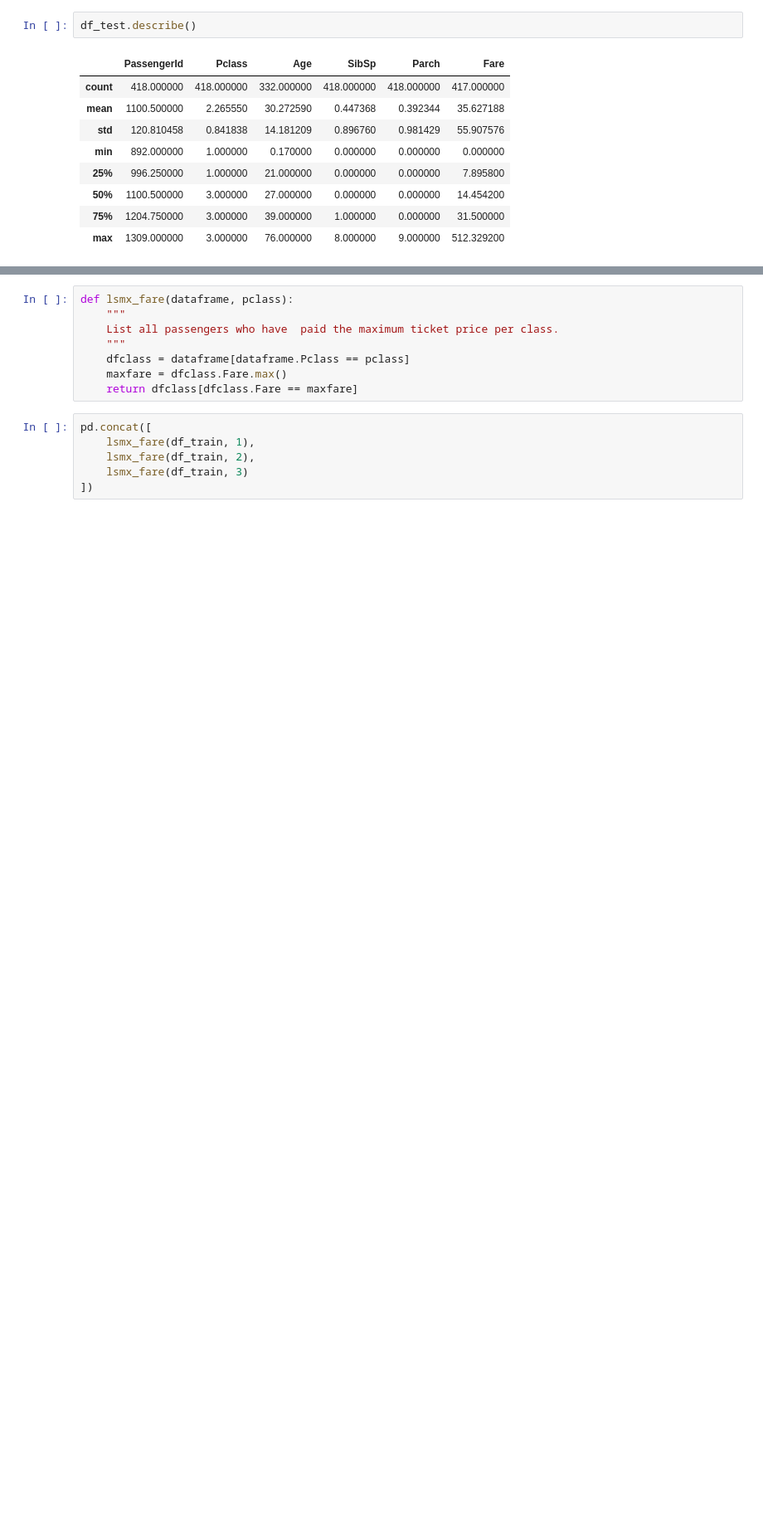
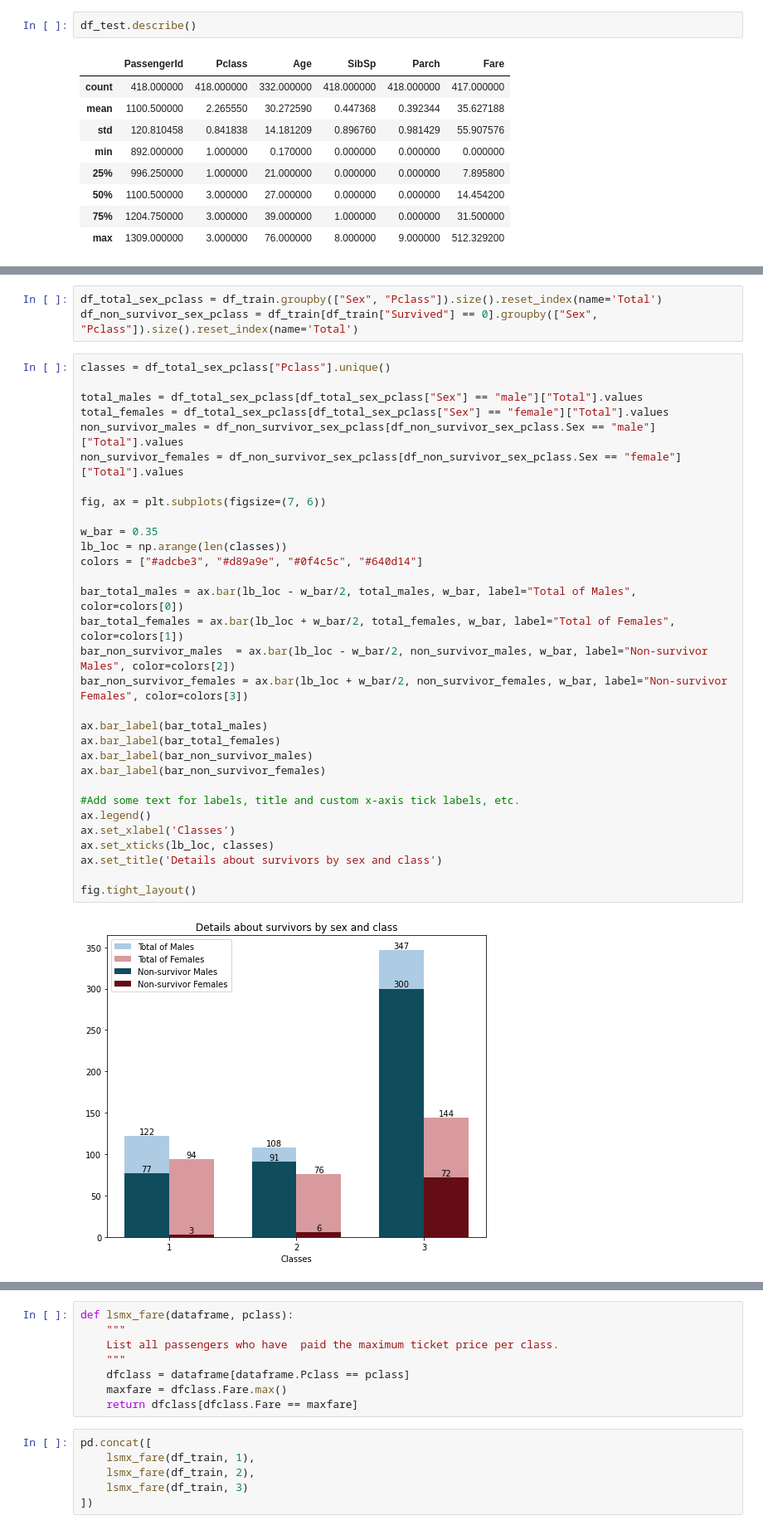
Before and after one commit to faustofcjr/artificial-intelligence, a Jupyter notebook: kaggle/titanic/base.ipynb, the cells around one changed output, grey strips where cells are left out. Shown at 83% size. Cells and saved outputs as stored; diff of their text form; blank space fills up the shorter version.

Commit message:
Shows details about survivors by sex and class

```diff
--- a/kaggle/titanic/base.ipynb
+++ b/kaggle/titanic/base.ipynb
@@ -173 +191,37 @@ df_test.describe()
+# %%
+df_total_sex_pclass = df_train.groupby(["Sex", "Pclass"]).size().reset_index(name='Total')
+df_non_survivor_sex_pclass = df_train[df_train["Survived"] == 0].groupby(["Sex", "Pclass"]).size().reset_index(name='Total')
+# %%
+classes = df_total_sex_pclass["Pclass"].unique()
+
+total_males = df_total_sex_pclass[df_total_sex_pclass["Sex"] == "male"]["Total"].values
+total_females = df_total_sex_pclass[df_total_sex_pclass["Sex"] == "female"]["Total"].values
+non_survivor_males = df_non_survivor_sex_pclass[df_non_survivor_sex_pclass.Sex == "male"]["Total"].values
+non_survivor_females = df_non_survivor_sex_pclass[df_non_survivor_sex_pclass.Sex == "female"]["Total"].values
+
+fig, ax = plt.subplots(figsize=(7, 6))
+
+w_bar = 0.35
+lb_loc = np.arange(len(classes))
+colors = ["#adcbe3", "#d89a9e", "#0f4c5c", "#640d14"]
+
+bar_total_males = ax.bar(lb_loc - w_bar/2, total_males, w_bar, label="Total of Males", color=colors[0])
+bar_total_females = ax.bar(lb_loc + w_bar/2, total_females, w_bar, label="Total of Females", color=colors[1])
+bar_non_survivor_males  = ax.bar(lb_loc - w_bar/2, non_survivor_males, w_bar, label="Non-survivor Males", color=colors[2])
+bar_non_survivor_females = ax.bar(lb_loc + w_bar/2, non_survivor_females, w_bar, label="Non-survivor Females", color=colors[3])
+
+ax.bar_label(bar_total_males)
+ax.bar_label(bar_total_females)
+ax.bar_label(bar_non_survivor_males)
+ax.bar_label(bar_non_survivor_females)
+
+#Add some text for labels, title and custom x-axis tick labels, etc.
+ax.legend()
+ax.set_xlabel('Classes')
+ax.set_xticks(lb_loc, classes)
+ax.set_title('Details about survivors by sex and class')
+
+fig.tight_layout()
+# %% [output]
+[figure, added]
 # %% [markdown]
```
Also changed, not shown: parts of 8 cells of this notebook.
